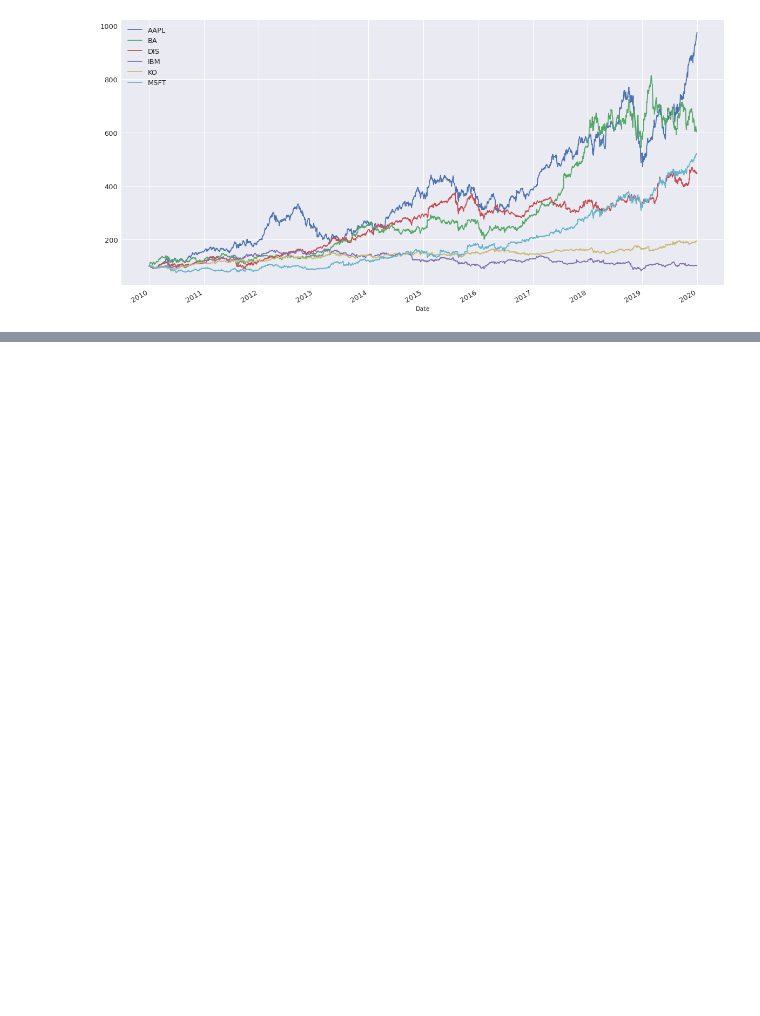
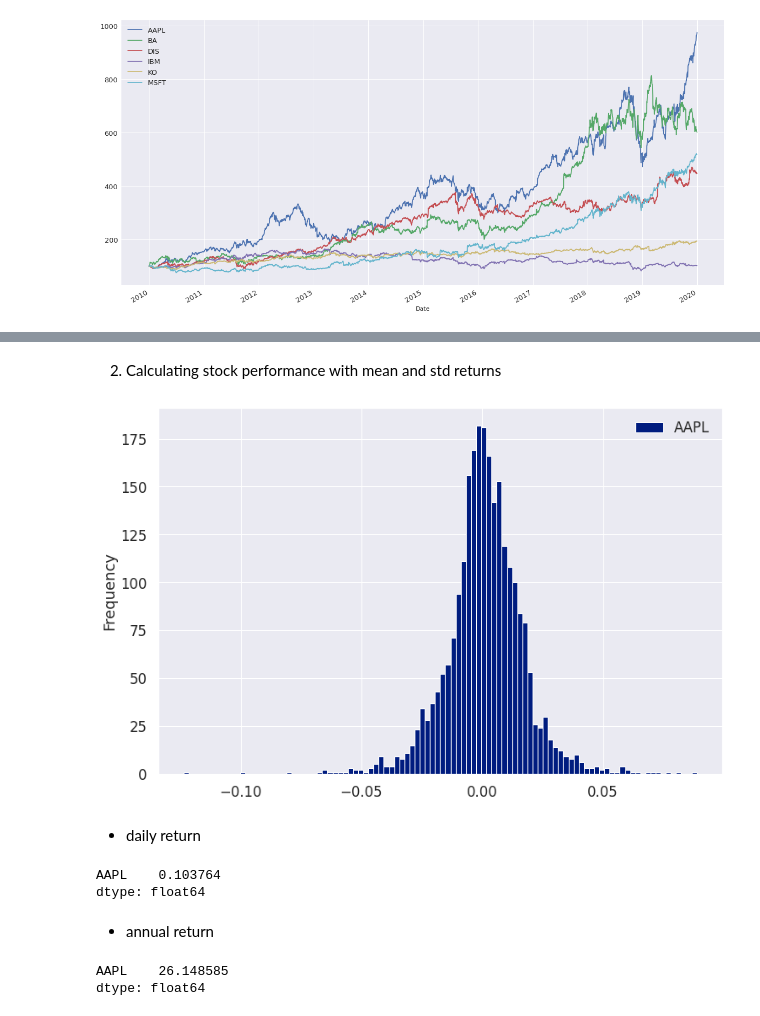
Before and after one commit to kevalsakhiya/pandas-Data-Science, a Jupyter notebook: finacial_analysis/finacial_analysis.ipynb, the cells around one changed output, grey strips where cells are left out. Cells and saved outputs as stored; diff of their text form; code cells hidden in the pictures; blank space fills up the shorter version.

Commit message:
finished calculation risk and return

```diff
--- a/finacial_analysis/finacial_analysis.ipynb
+++ b/finacial_analysis/finacial_analysis.ipynb
@@ -79,0 +115,28 @@ plt.show()
+# %% [markdown]
+2. Calculating stock performance with mean and std returns
+# %%
+aapl = close.AAPL.copy().to_frame()
+# %%
+ret = aapl.pct_change().dropna()
+# %%
+ret.plot(kind="hist", figsize=(12, 8), bins=100)
+plt.show()
+# %% [output]
+[figure, added]
+# %% [markdown]
+* daily return
+# %%
+daily_mean_Return = ret.mean()*100
+daily_mean_Return
+# %% [output]
+AAPL    0.103764
+dtype: float64
+# %% [markdown]
+* annual return
+# %%
+ann_mean_Return = ret.mean() * 252*100
+# multiplied with 252 insted of 365 because in average we have 252 days of active trading
+ann_mean_Return
+# %% [output]
+AAPL    26.148585
+dtype: float64
```
Also changed, not shown: parts of 20 cells of this notebook.
